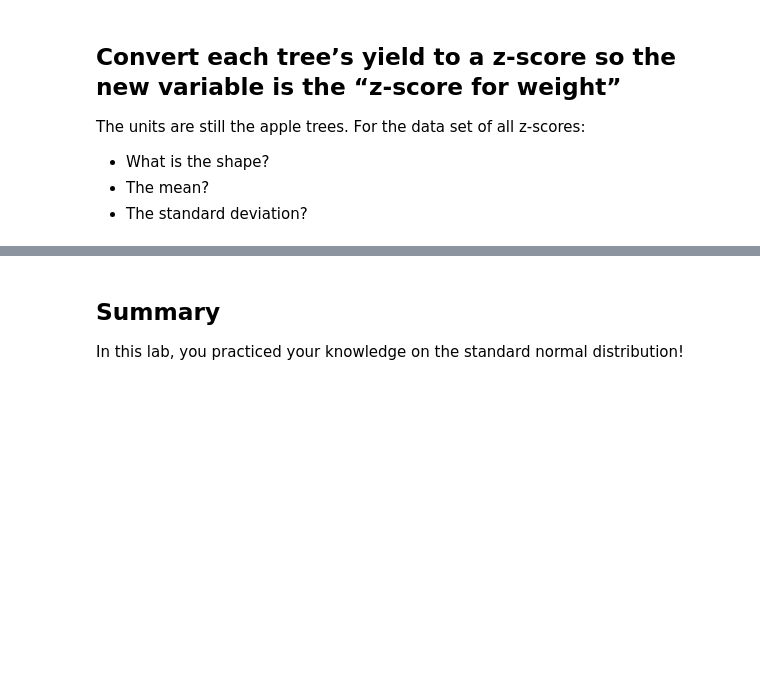
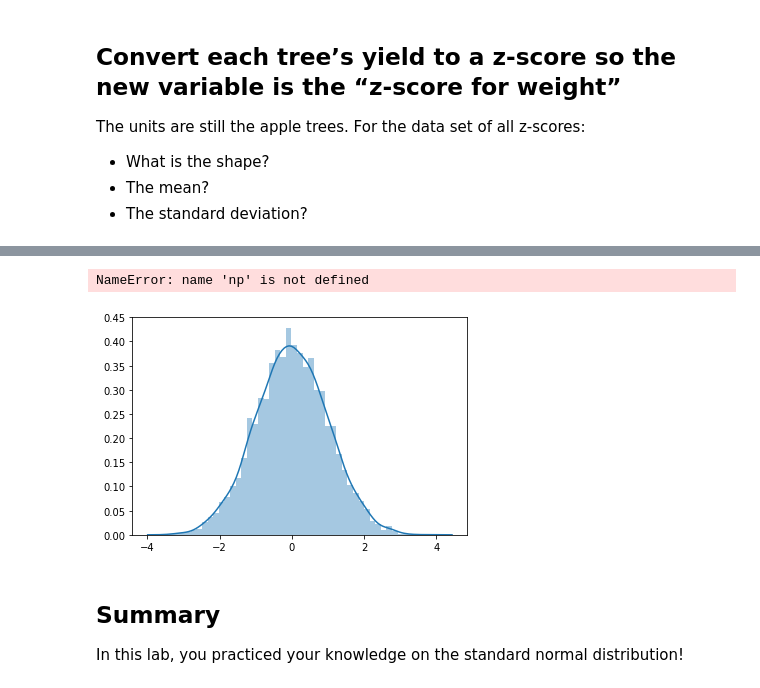
Before and after one commit to probboy/dsc-standard-normal-distribution-lab-nyc-ds-082619, a Jupyter notebook: index.ipynb, the cells around one changed output, grey strips where cells are left out. Saved outputs shown, nothing was run; the diff lists cells and outputs as text; code cells hidden in the pictures; blank space fills up the shorter version.

```diff
--- a/index.ipynb
+++ b/index.ipynb
@@ -109,3 +103,14 @@ SD: 1.0
+# %%
+# Give your solution here
+z_data = [(x - df['0'].mean())/df['0'].std() for x in df['0']]
+sns.distplot(z_data)
+mean = np.mean(np.array(z_data))
+sd = np.std((np.array(z_data)))
+print ('Mean:', round(mean,2))
+print ('SD:', round(sd,2))
+# %% [output]
+NameError: name 'np' is not defined
+[figure, added]
 # %%
 # Your observations
 # %% [markdown]
```
Also changed, not shown: parts of 1 cell of this notebook.
